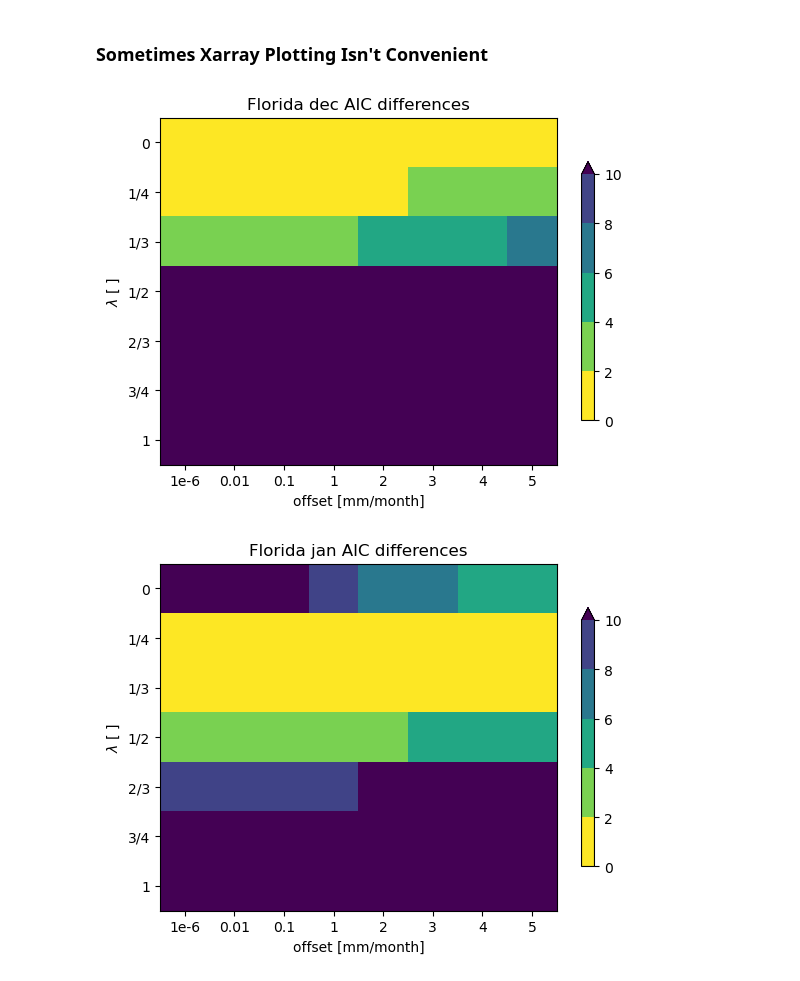
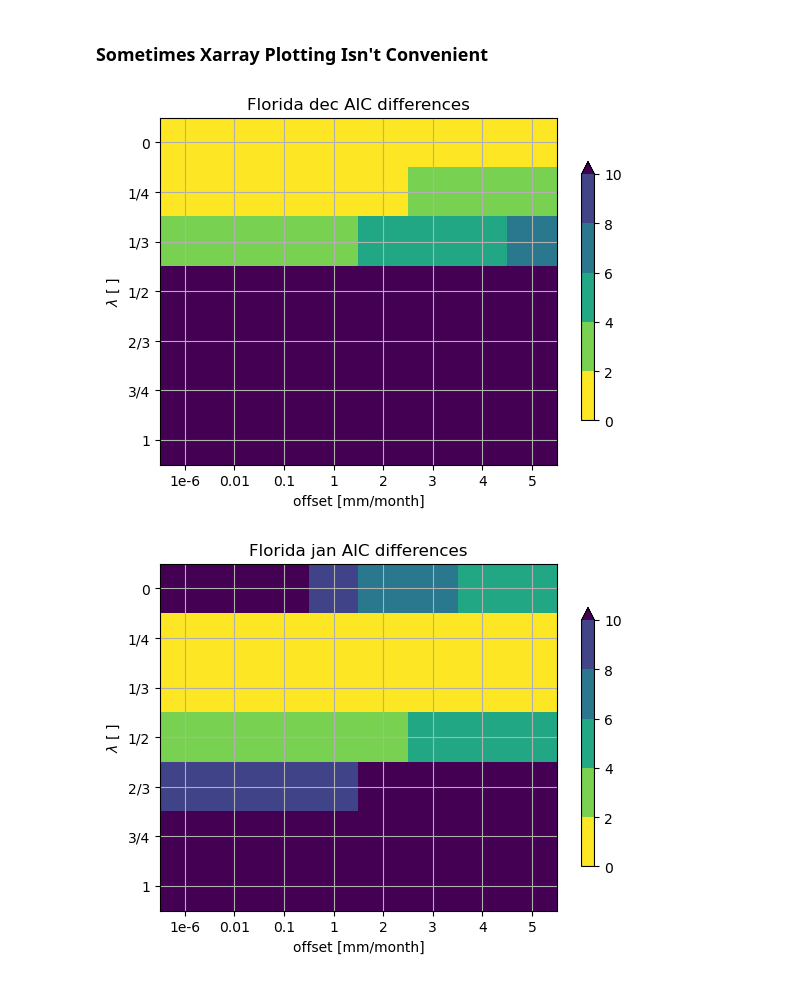
Before and after one commit to kylemcevoy/example_notebooks, a Jupyter notebook: plotting_gallery.ipynb, the cells around one changed output. Saved outputs shown, nothing was run; the diff lists cells and outputs as text; code cells hidden in the pictures.

```diff
--- a/plotting_gallery.ipynb
+++ b/plotting_gallery.ipynb
@@ -281,32 +281,33 @@ import calendar
 
 # Manually create discrete colorbar for matplotlib
 # To create this color scheme we need a cmap and a norm
 cmap = viridis_r
 bounds = [0, 2, 4, 6, 8, 10]
 norm = mpl.colors.BoundaryNorm(bounds, cmap.N, extend='max')
 
 lam_labels = ['0', '1/4', '1/3', '1/2', '2/3', '3/4', '1']
 off_labels = ['1e-6', '0.01', '0.1', '1', '2', '3', '4', '5']
 
 loc_name = 'Florida'
 
 test_lat = 28
 test_lon = -82
 
 AIC_local = AIC_diff.sel(lat=test_lat, lon=test_lon, method='nearest')
 for i in [12, 1, 2]:
     month_abrv = calendar.month_abbr[i].lower()
     AIC_np = AIC_local.sel(month=i).values
     fig, ax = plt.subplots()
     ax.imshow(AIC_np, cmap=cmap, norm=norm)
     fig.colorbar(mpl.cm.ScalarMappable(norm=norm, cmap=cmap), ax=ax, shrink=0.7)
     plot_title = loc_name + ' ' + month_abrv + ' AIC differences'
     ax.set_title(plot_title)
     # Note we can use Latex labels with raw strings!!
     ax.set_ylabel(r'$\lambda$ [ ]')
     ax.set_xlabel('offset [mm/month]')
     ax.set_yticks(ticks=np.arange(len(lam_labels)), labels=lam_labels)
     ax.set_xticks(ticks=np.arange(len(off_labels)), labels=off_labels)
+    ax.grid()
 # %% [output]
-[figure, old version]
+[figure, new version]
-[figure, old version]
+[figure, new version]
```
Also changed, not shown: parts of 1 cell of this notebook.
